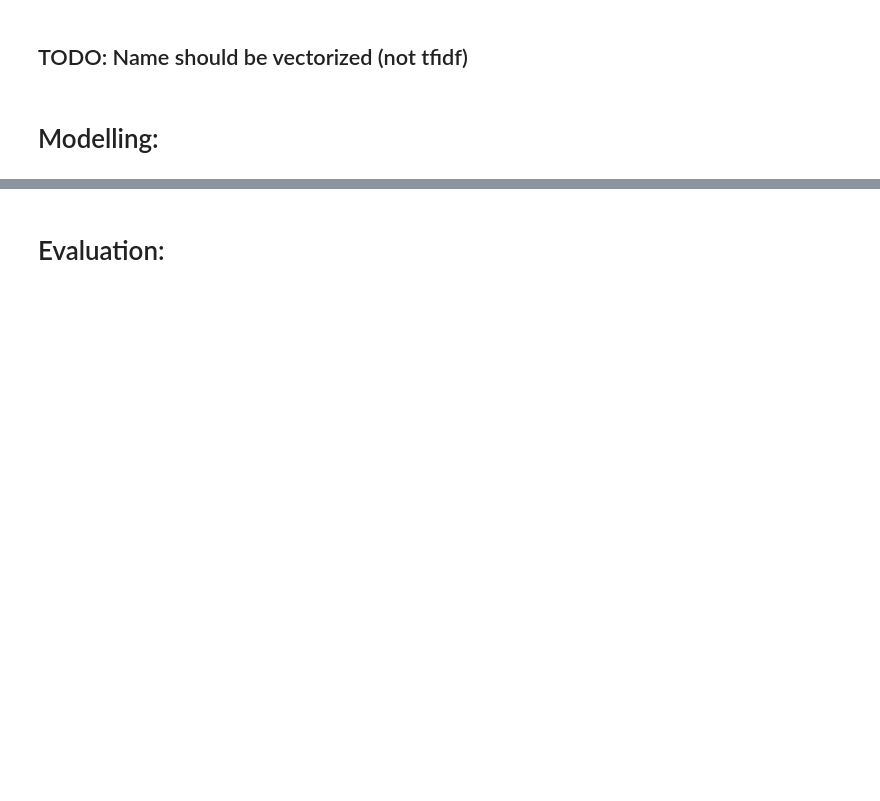
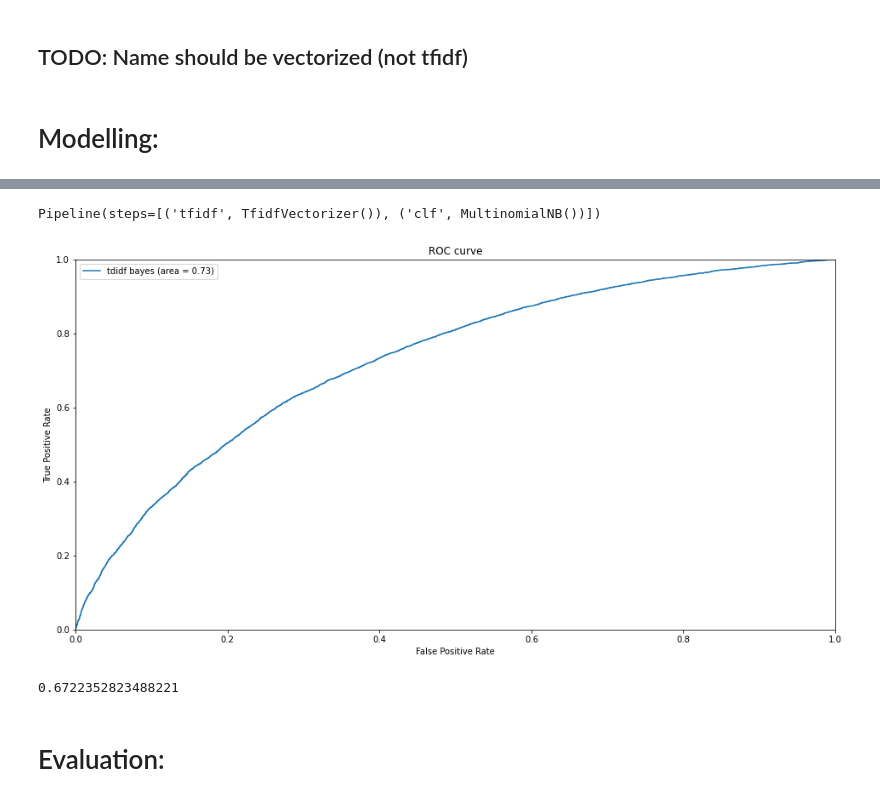
Before and after one commit to HishamAlkaed/Kickstarter, a Jupyter notebook: Project.ipynb, the cells around one changed output, grey strips where cells are left out. Cells and saved outputs as stored; diff of their text form; code cells hidden in the pictures; blank space fills up the shorter version.

```diff
--- a/Project.ipynb
+++ b/Project.ipynb
@@ -367,2 +394,52 @@ MemoryError: Unable to allocate 44.1 GiB for an array with shape (99996, 59227)
+# %%
+x_train, x_test, y_train, y_test = train_test_split(df1.blurb, df1.funded, test_size=0.2)
+# %%
+text_clf_nb = Pipeline([
+    ('tfidf', TfidfVectorizer()),
+    ('clf', MultinomialNB()),
+])
+# %%
+text_clf_nb.fit(x_train, y_train)
+# %% [output]
+Pipeline(steps=[('tfidf', TfidfVectorizer()), ('clf', MultinomialNB())])
+# %%
+def plot_roc(model, x, y, name='linear'):
+    y_text = model.predict_proba(x)
+
+    curve_linear = metrics.roc_curve(y, y_text[:, 1])
+
+    # Compute AUC from the created ROC
+    auc_linear = metrics.auc(curve_linear[0], curve_linear[1])
+
+    plt.plot(curve_linear[0], curve_linear[1], label=f'{name} (area = %0.2f)' % auc_linear)
+
+    plt.xlim([0.0, 1.0])
+    plt.ylim([0.0, 1.0])
+    plt.xlabel('False Positive Rate')
+    plt.ylabel('True Positive Rate')
+    plt.title('ROC curve');
+
+    plt.legend();
+# %%
+plot_roc(text_clf_nb, x_test, y_test, 'tdidf bayes')
+# %% [output]
+[figure, added]
+# %%
+def to_boolean(values: list):
+    if values[0] > values[1]:
+        return False
+    else:
+        return True
+
+predicted = text_clf_nb.predict_proba(x_test)
+
+predicted
+result = []
+for x in predicted:
+    result.append(to_boolean(x))
+
+metrics.accuracy_score(y_test, result)
+# %% [output]
+0.6722352823488221
 # %% [markdown]
 # Evaluation:
```
Also changed, not shown: parts of 13 cells of this notebook, 2 other files.
